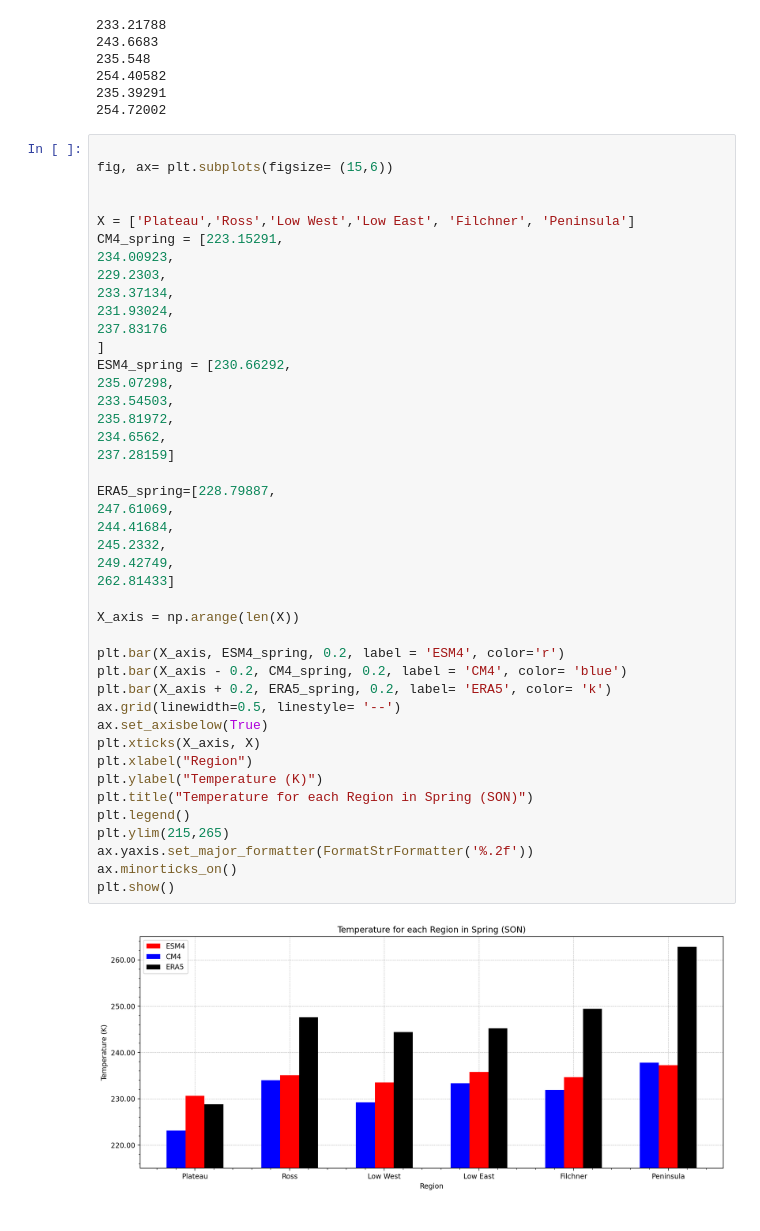
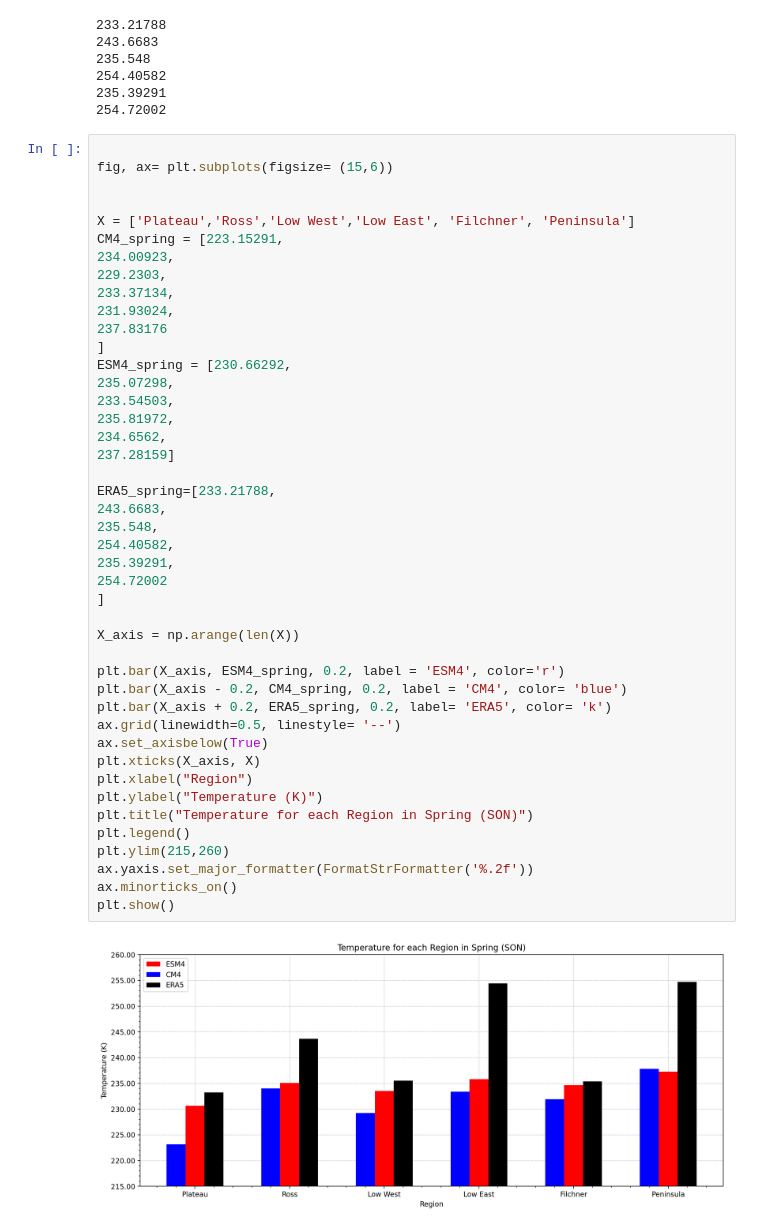
Before and after one commit to twass21/katabatic_winds, a Jupyter notebook: temp_bar_plots.ipynb, the cells around one changed output. Cells and saved outputs as stored; diff of their text form.

```diff
--- a/temp_bar_plots.ipynb
+++ b/temp_bar_plots.ipynb
@@ -645,38 +649,39 @@ CM4_spring = [223.15291,
 234.00923,
 229.2303,
 233.37134,
 231.93024,
 237.83176
 ]
 ESM4_spring = [230.66292,
 235.07298,
 233.54503,
 235.81972,
 234.6562,
 237.28159]
 
-ERA5_spring=[228.79887,
-247.61069,
-244.41684,
-245.2332,
-249.42749,
-262.81433]
+ERA5_spring=[233.21788,
+243.6683,
+235.548,
+254.40582,
+235.39291,
+254.72002
+]
 
 X_axis = np.arange(len(X))
 
 plt.bar(X_axis, ESM4_spring, 0.2, label = 'ESM4', color='r')
 plt.bar(X_axis - 0.2, CM4_spring, 0.2, label = 'CM4', color= 'blue')
 plt.bar(X_axis + 0.2, ERA5_spring, 0.2, label= 'ERA5', color= 'k')
 ax.grid(linewidth=0.5, linestyle= '--')
 ax.set_axisbelow(True)
 plt.xticks(X_axis, X)
 plt.xlabel("Region")
 plt.ylabel("Temperature (K)")
 plt.title("Temperature for each Region in Spring (SON)")
 plt.legend()
-plt.ylim(215,265)
+plt.ylim(215,260)
 ax.yaxis.set_major_formatter(FormatStrFormatter('%.2f'))
 ax.minorticks_on()
 plt.show()
 # %% [output]
-[figure, old version]
+[figure, new version]
```
Also changed, not shown: parts of 4 cells of this notebook, 1 other file.
